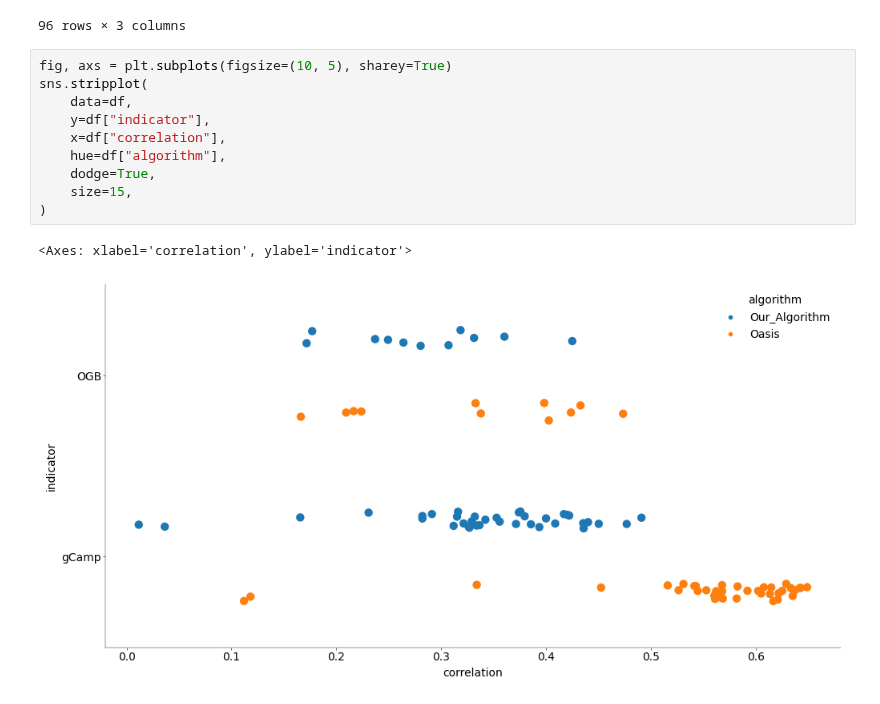
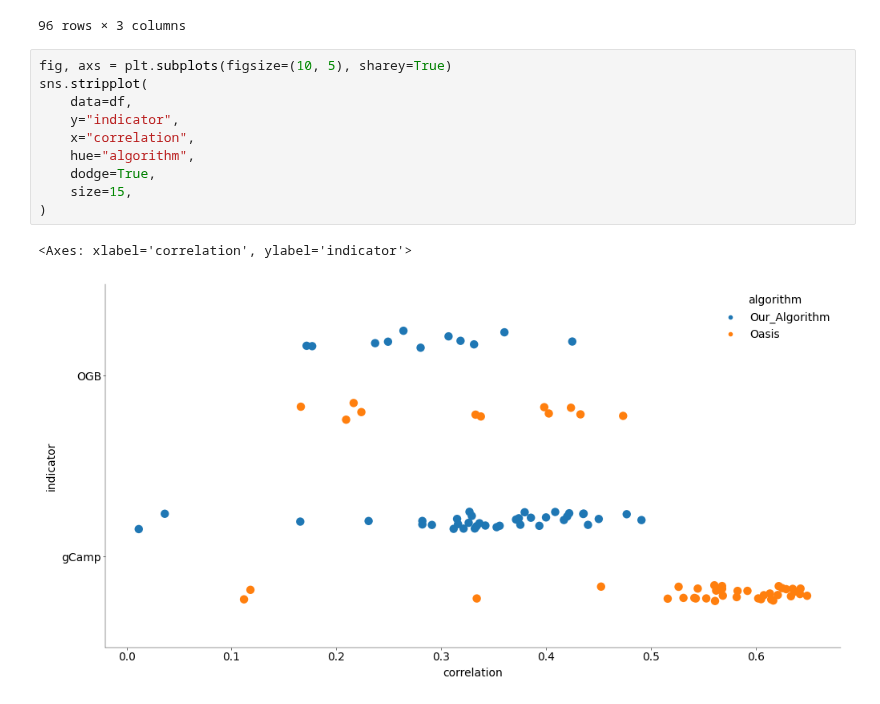
Before and after one commit to weygoldt/neuraldatascience, a Jupyter notebook: notebooks/CodingLab3_Root_Wendt_Weygoldt.ipynb, the cells around one changed output. Drawn from its saved outputs; the diff is of its cells as text.

```diff
--- a/notebooks/CodingLab3_Root_Wendt_Weygoldt.ipynb
+++ b/notebooks/CodingLab3_Root_Wendt_Weygoldt.ipynb
@@ -489,13 +484,13 @@ df
 # %%
 fig, axs = plt.subplots(figsize=(10, 5), sharey=True)
 sns.stripplot(
     data=df,
-    y=df["indicator"],
-    x=df["correlation"],
-    hue=df["algorithm"],
+    y="indicator",
+    x="correlation",
+    hue="algorithm",
     dodge=True,
     size=15,
 )
 # %% [output]
 <Axes: xlabel='correlation', ylabel='indicator'>
-[figure, old version]
+[figure, new version]
```
Also changed, not shown: parts of 2 cells of this notebook, 2 other files.
